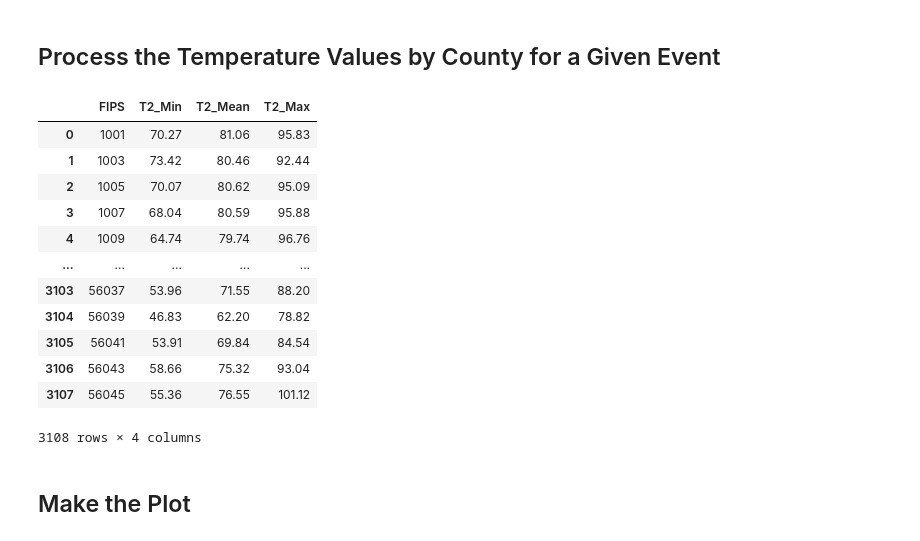
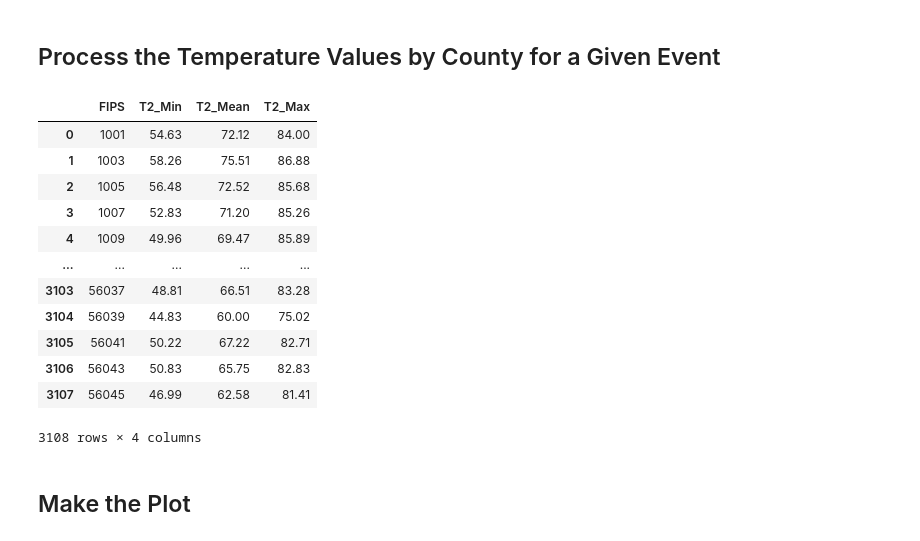
Before and after one commit to cdburley/burleyson-etal_2026_tbd, a Jupyter notebook: notebooks/plot_event_temperature_maps.ipynb, the cells around one changed output. Saved outputs shown, nothing was run; the diff lists cells and outputs as text; code cells hidden in the pictures.

```diff
--- a/notebooks/plot_event_temperature_maps.ipynb
+++ b/notebooks/plot_event_temperature_maps.ipynb
@@ -100,24 +100,24 @@ def process_temperature_data(hw_cs: str, event: str, hw_cs_data_dir: str, weathe
 # %%
 # Test the function:
 output_df = process_temperature_data(hw_cs = 'HW',
-                                     event = 'HW_NERC1_Event1',
+                                     event = 'HW_NERC11_Event62',
                                      hw_cs_data_dir = hw_cs_data_dir,
                                      weather_data_input_dir = weather_data_input_dir)
 
 output_df
 # %% [output]
 |  | FIPS | T2_Min | T2_Mean | T2_Max |
-| 0 | 1001 | 70.27 | 81.06 | 95.83 |
-| 1 | 1003 | 73.42 | 80.46 | 92.44 |
-| 2 | 1005 | 70.07 | 80.62 | 95.09 |
-| 3 | 1007 | 68.04 | 80.59 | 95.88 |
-| 4 | 1009 | 64.74 | 79.74 | 96.76 |
+| 0 | 1001 | 54.63 | 72.12 | 84.00 |
+| 1 | 1003 | 58.26 | 75.51 | 86.88 |
+| 2 | 1005 | 56.48 | 72.52 | 85.68 |
+| 3 | 1007 | 52.83 | 71.20 | 85.26 |
+| 4 | 1009 | 49.96 | 69.47 | 85.89 |
 | ... | ... | ... | ... | ... |
-| 3103 | 56037 | 53.96 | 71.55 | 88.20 |
-| 3104 | 56039 | 46.83 | 62.20 | 78.82 |
-| 3105 | 56041 | 53.91 | 69.84 | 84.54 |
-| 3106 | 56043 | 58.66 | 75.32 | 93.04 |
-| 3107 | 56045 | 55.36 | 76.55 | 101.12 |
+| 3103 | 56037 | 48.81 | 66.51 | 83.28 |
+| 3104 | 56039 | 44.83 | 60.00 | 75.02 |
+| 3105 | 56041 | 50.22 | 67.22 | 82.71 |
+| 3106 | 56043 | 50.83 | 65.75 | 82.83 |
+| 3107 | 56045 | 46.99 | 62.58 | 81.41 |
 3108 rows × 4 columns
 # %% [markdown]
 ## Make the Plot
```
Also changed, not shown: parts of 2 cells of this notebook, 28 other files.
